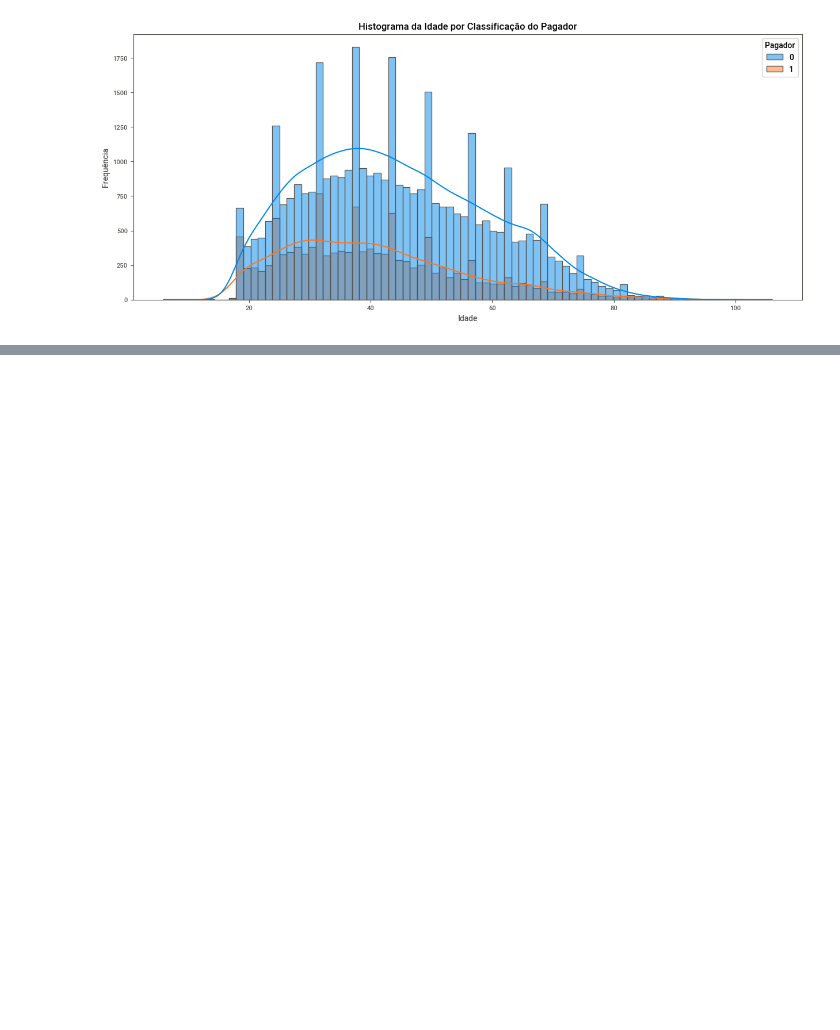
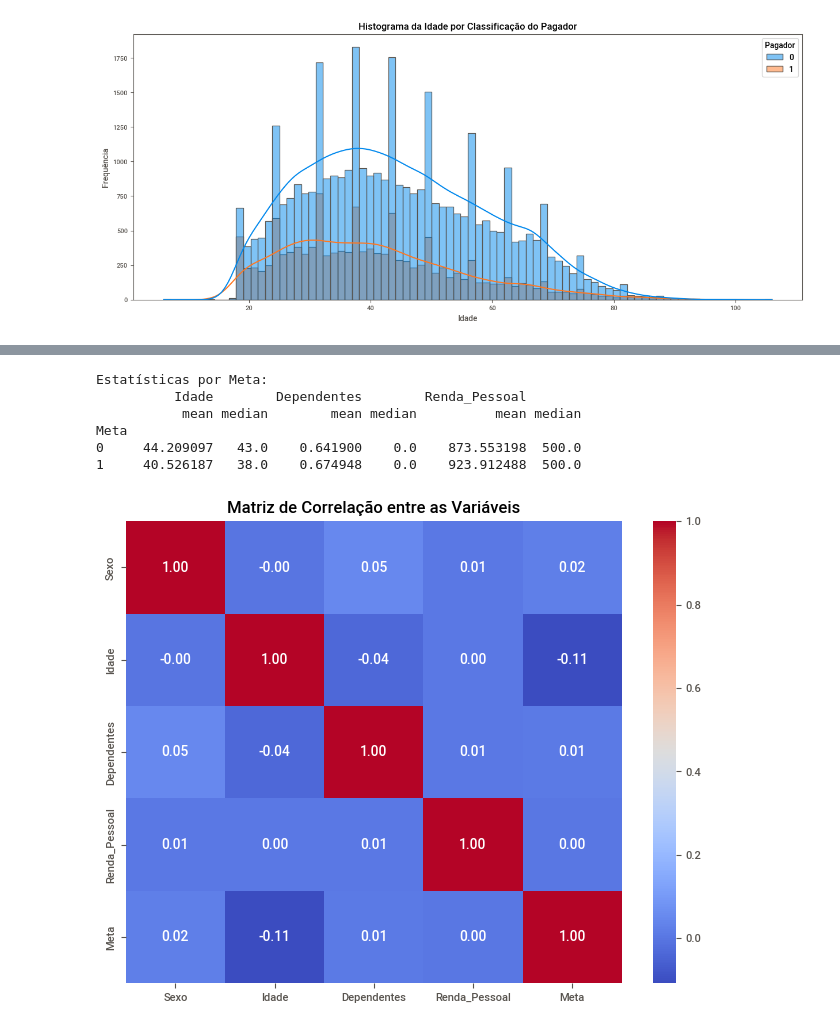
Before and after one commit to friozi/Data-processing-with-python, a Jupyter notebook: Trabalho_final_Python.ipynb, the cells around one changed output, grey strips where cells are left out. Cells and saved outputs as stored; diff of their text form; code cells hidden in the pictures; blank space fills up the shorter version.

```diff
--- a/Trabalho_final_Python.ipynb
+++ b/Trabalho_final_Python.ipynb
@@ -339,0 +328,44 @@ Pagador
+# %%
+import pandas as pd
+import seaborn as sns
+import matplotlib.pyplot as plt
+
+# Criando o DataFrame com as variáveis
+sexo = df[6]           # Coluna 7 - Sexo
+idade = df[50]          # Coluna 51 - Idade
+dependentes = df[8]    # Coluna 9 - Quantidade de dependentes
+Renda_Pessoal= df[22]   # Coluna 10 - Estado civil
+meta = df[53]          # Coluna 54 - Meta (Bom = 0, Mau = 1)
+
+dados = pd.DataFrame({
+    'Sexo': sexo,
+    'Idade': idade,
+    'Dependentes': dependentes,
+    'Renda_Pessoal': renda_pessoal,
+    'Meta': meta
+})
+
+# Estatísticas descritivas por Meta
+print("Estatísticas por Meta:")
+print(dados.groupby('Meta').agg({'Idade': ['mean', 'median'], 'Dependentes': ['mean', 'median'], 'Renda_Pessoal': ['mean', 'median']}))
+
+
+# Convertendo colunas categóricas para numéricas
+dados_encoded = dados.copy()
+dados_encoded['Sexo'] = dados_encoded['Sexo'].astype('category').cat.codes
+
+# Matriz de Correlação
+corr_matrix = dados_encoded.corr()
+
+plt.figure(figsize=(8, 6))
+sns.heatmap(corr_matrix, annot=True, cmap='coolwarm', fmt='.2f')
+plt.title("Matriz de Correlação entre as Variáveis")
+plt.show()
+# %% [output]
+Estatísticas por Meta:
+          Idade        Dependentes        Renda_Pessoal
+           mean median        mean median          mean median
+Meta
+0     44.209097   43.0    0.641900    0.0    873.553198  500.0
+1     40.526187   38.0    0.674948    0.0    923.912488  500.0
+[figure, added]
```
Also changed, not shown: parts of 15 cells of this notebook.
